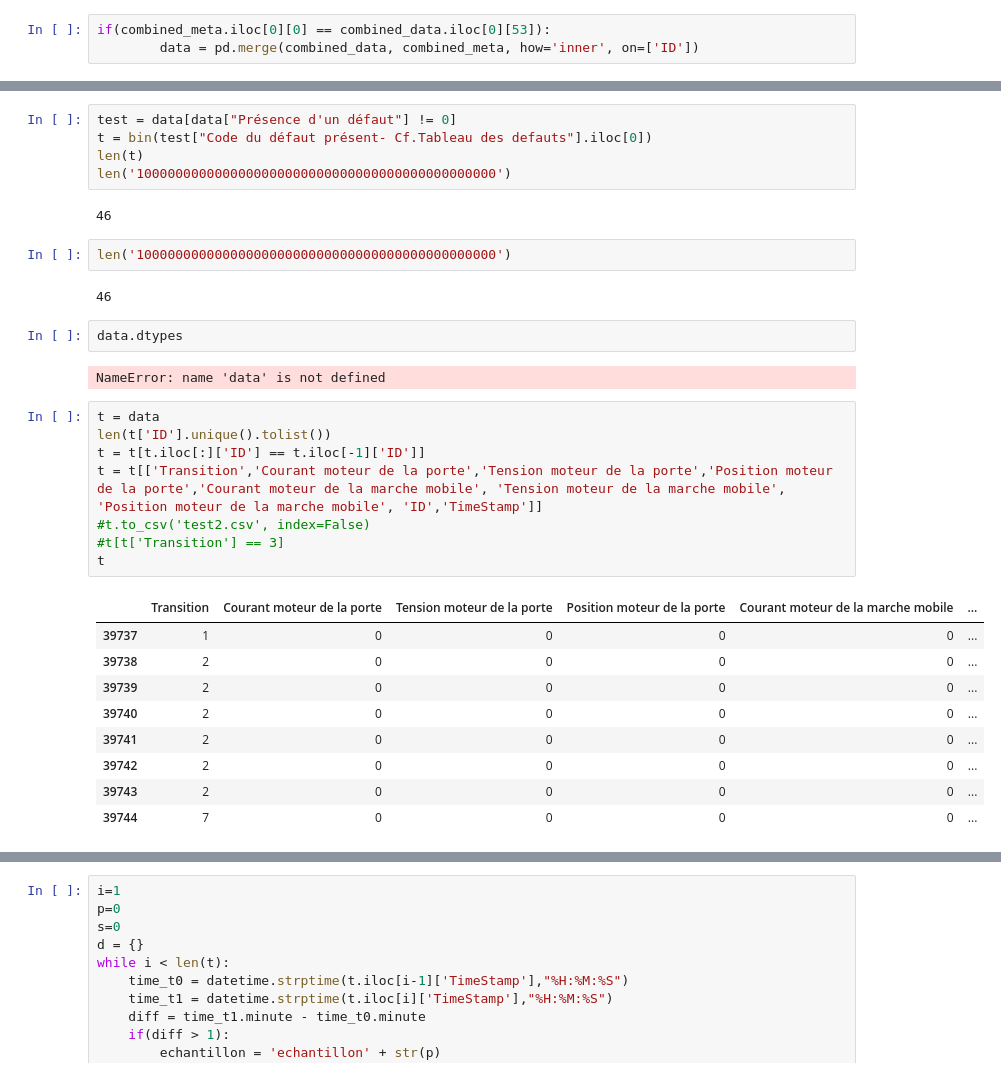
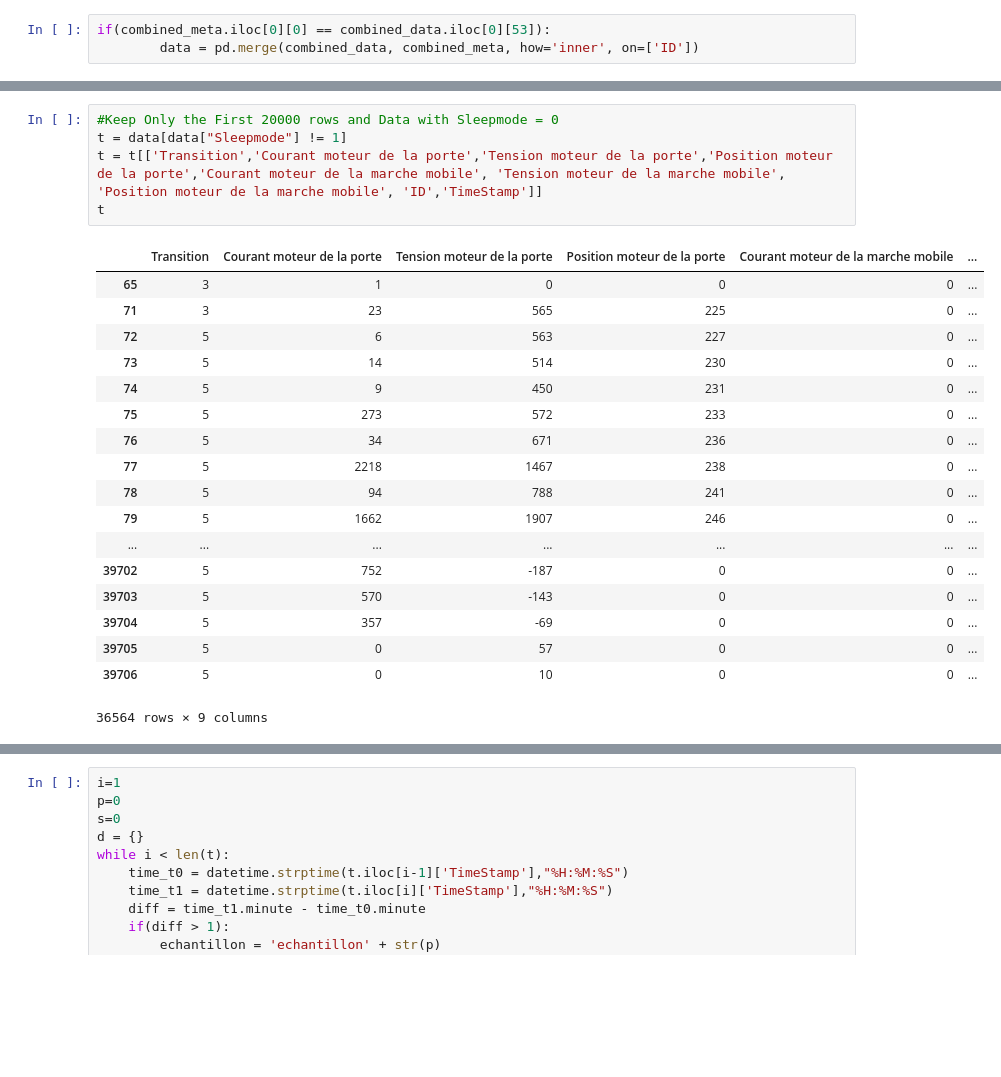
Before and after one commit to ikos-consulting/decodeDoor, a Jupyter notebook: Door_Analysis.ipynb, the cells around one changed output, grey strips where cells are left out. Drawn from its saved outputs; the diff is of its cells as text; blank space fills up the shorter version.

```diff
--- a/Door_Analysis.ipynb
+++ b/Door_Analysis.ipynb
@@ -51,33 +30,24 @@ Name: 13323, Length: 71, dtype: object
-# %%
-test = data[data["Présence d'un défaut"] != 0]
-t = bin(test["Code du défaut présent- Cf.Tableau des defauts"].iloc[0])
-len(t)
-len('1000000000000000000000000000000000000000000000')
-# %% [output]
-46
-# %%
-len('1000000000000000000000000000000000000000000000')
-# %% [output]
-46
-# %%
-data.dtypes
-# %% [output]
-NameError: name 'data' is not defined
 # %%
-t = data
-len(t['ID'].unique().tolist())
-t = t[t.iloc[:]['ID'] == t.iloc[-1]['ID']]
+#Keep Only the First 20000 rows and Data with Sleepmode = 0
+t = data[data["Sleepmode"] != 1]
 t = t[['Transition','Courant moteur de la porte','Tension moteur de la porte','Position moteur de la porte','Courant moteur de la marche mobile', 'Tension moteur de la marche mobile', 'Position moteur de la marche mobile', 'ID','TimeStamp']]
-#t.to_csv('test2.csv', index=False)
-#t[t['Transition'] == 3]
 t
 # %% [output]
 |  | Transition | Courant moteur de la porte | Tension moteur de la porte | Position moteur de la porte | Courant moteur de la marche mobile | ... |
-| 39737 | 1 | 0 | 0 | 0 | 0 | ... |
-| 39738 | 2 | 0 | 0 | 0 | 0 | ... |
-| 39739 | 2 | 0 | 0 | 0 | 0 | ... |
-| 39740 | 2 | 0 | 0 | 0 | 0 | ... |
-| 39741 | 2 | 0 | 0 | 0 | 0 | ... |
-| 39742 | 2 | 0 | 0 | 0 | 0 | ... |
-| 39743 | 2 | 0 | 0 | 0 | 0 | ... |
-| 39744 | 7 | 0 | 0 | 0 | 0 | ... |
+| 65 | 3 | 1 | 0 | 0 | 0 | ... |
+| 71 | 3 | 23 | 565 | 225 | 0 | ... |
+| 72 | 5 | 6 | 563 | 227 | 0 | ... |
+| 73 | 5 | 14 | 514 | 230 | 0 | ... |
+| 74 | 5 | 9 | 450 | 231 | 0 | ... |
+| 75 | 5 | 273 | 572 | 233 | 0 | ... |
+| 76 | 5 | 34 | 671 | 236 | 0 | ... |
+| 77 | 5 | 2218 | 1467 | 238 | 0 | ... |
+| 78 | 5 | 94 | 788 | 241 | 0 | ... |
+| 79 | 5 | 1662 | 1907 | 246 | 0 | ... |
+| ... | ... | ... | ... | ... | ... | ... |
+| 39702 | 5 | 752 | -187 | 0 | 0 | ... |
+| 39703 | 5 | 570 | -143 | 0 | 0 | ... |
+| 39704 | 5 | 357 | -69 | 0 | 0 | ... |
+| 39705 | 5 | 0 | 57 | 0 | 0 | ... |
+| 39706 | 5 | 0 | 10 | 0 | 0 | ... |
+36564 rows × 9 columns
```
Also changed, not shown: parts of 10 cells of this notebook.
